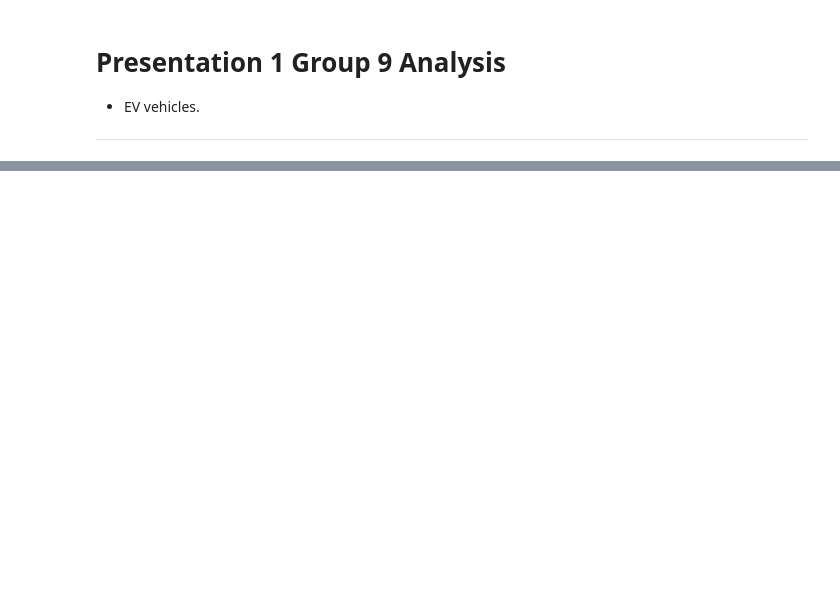
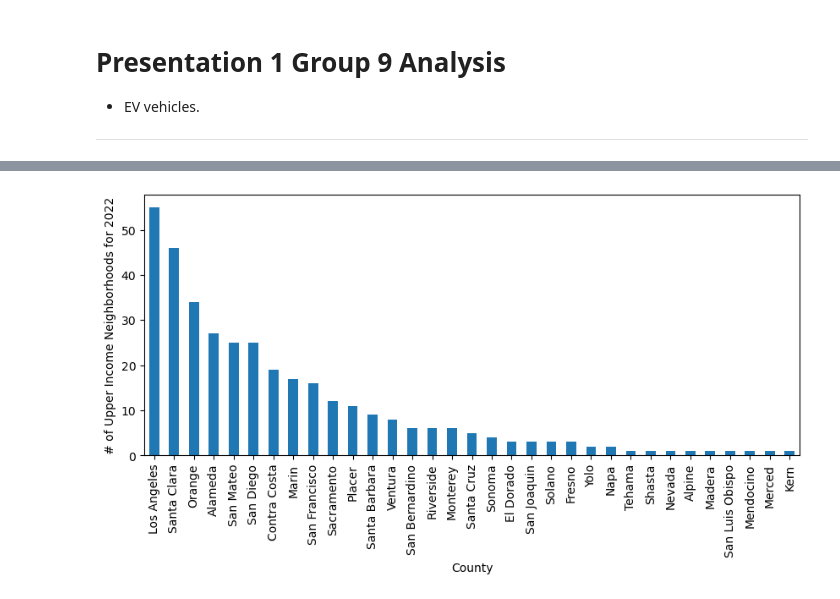
Before and after one commit to JaredWillson/group_9_project_1, a Jupyter notebook: presentation_1_jlh.ipynb, the cells around one changed output, grey strips where cells are left out. Cells and saved outputs as stored; diff of their text form; code cells hidden in the pictures; blank space fills up the shorter version.

```diff
--- a/presentation_1_jlh.ipynb
+++ b/presentation_1_jlh.ipynb
@@ -216,0 +132,12 @@ The total vehicle count after merge for all years is  1078295.0
+# %%
+battery_2022 = vehicle_type_by_zipcode_2022.loc[vehicle_type_by_zipcode_2022['Fuel'] == 'Battery Electric']
+battery_2022 = battery_2022.drop(columns=['Model Year', 'Fuel', 'Make', 'Duty'])
+battery_2022 = battery_2022[battery_2022['Zip Code'] != 'OOS']
+battery_2022 = battery_2022.replace('1/1/2022', 2022)
+battery_2022 = battery_2022.sort_values('Zip Code')
+vehicle_count_2022 = battery_2022["Vehicles"].sum()
+
+print("######################################")
+print('EV count for 2022 is :', vehicle_count_2022)
+print("######################################","\n")
+battery_2022
@@ -216,0 +347,3 @@ The total vehicle count after merge for all years is  1078295.0
+# %%
+total_vehicle_count_by_zip_code_2022_df = merge_2022.groupby(['Zip Code', 'Household Income', 'County'], as_index=False, sort=True)['Vehicles'].sum()
+total_vehicle_count_by_zip_code_2022_df
@@ -216,0 +364,20 @@ The total vehicle count after merge for all years is  1078295.0
+# %%
+
+# census_df_2022_75 = census_df_2022.loc[(census_df_2022['Household Income'] > int(quartile_75_2022))]
+total_vehicle_count_df_2020_75 = total_vehicle_count_by_zip_code_2020_df.loc[(total_vehicle_count_by_zip_code_2020_df['Household Income'] > int(quartile_75_2020))]
+total_vehicle_count_df_2020_25 = total_vehicle_count_by_zip_code_2020_df.loc[(total_vehicle_count_by_zip_code_2020_df['Household Income'] < int(quartile_25_2020))]
+
+total_vehicle_count_df_2021_75 = total_vehicle_count_by_zip_code_2021_df.loc[(total_vehicle_count_by_zip_code_2021_df['Household Income'] > int(quartile_75_2021))]
+total_vehicle_count_df_2021_25 = total_vehicle_count_by_zip_code_2021_df.loc[(total_vehicle_count_by_zip_code_2021_df['Household Income'] < int(quartile_25_2021))]
+
+total_vehicle_count_df_2022_75 = total_vehicle_count_by_zip_code_2022_df.loc[(total_vehicle_count_by_zip_code_2022_df['Household Income'] > int(quartile_75_2022))]
+total_vehicle_count_df_2022_25 = total_vehicle_count_by_zip_code_2022_df.loc[(total_vehicle_count_by_zip_code_2022_df['Household Income'] < int(quartile_25_2022))]
+
+total_vehicle_count_df_2020_75.reset_index(drop=True, inplace=True)
+total_vehicle_count_df_2020_25.reset_index(drop=True, inplace=True)
+total_vehicle_count_df_2021_75.reset_index(drop=True, inplace=True)
+total_vehicle_count_df_2021_25.reset_index(drop=True, inplace=True)
+total_vehicle_count_df_2022_75.reset_index(drop=True, inplace=True)
+total_vehicle_count_df_2022_25.reset_index(drop=True, inplace=True)
+
+total_vehicle_count_df_2020_75
@@ -216,0 +712,10 @@ The total vehicle count after merge for all years is  1078295.0
+# %%
+vehicle_count_by_county_df_2022_75 = vehicle_count_by_county_df_2022_75['County'].value_counts()
+vehicle_count_by_county_df_2022_75.plot(kind='bar',
+                                 figsize=(10, 4)
+                                )
+plt.xlabel('County')
+plt.ylabel('# of Upper Income Neighborhoods for 2022')
+plt.show()
+# %% [output]
+[figure, added]
```
Also changed, not shown: parts of 38 cells of this notebook.
